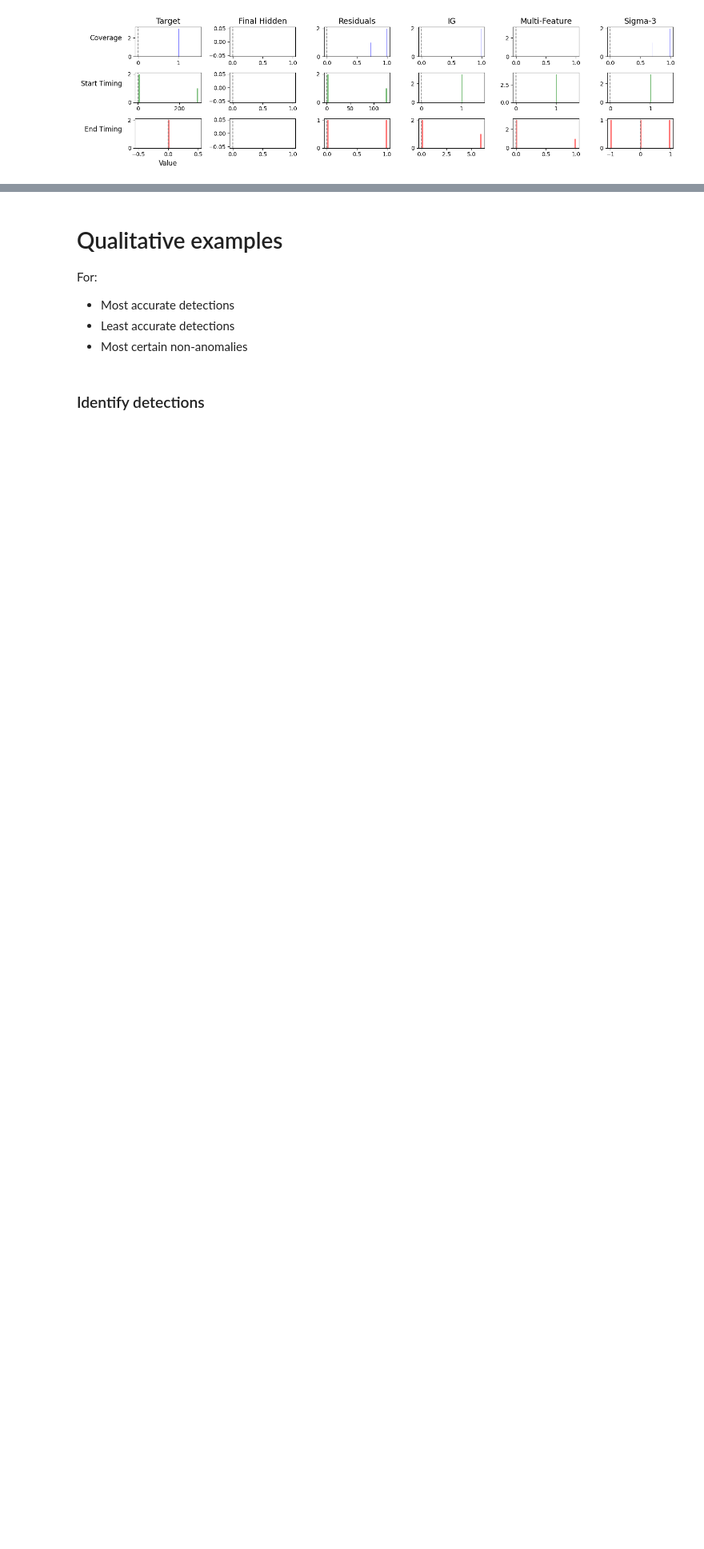
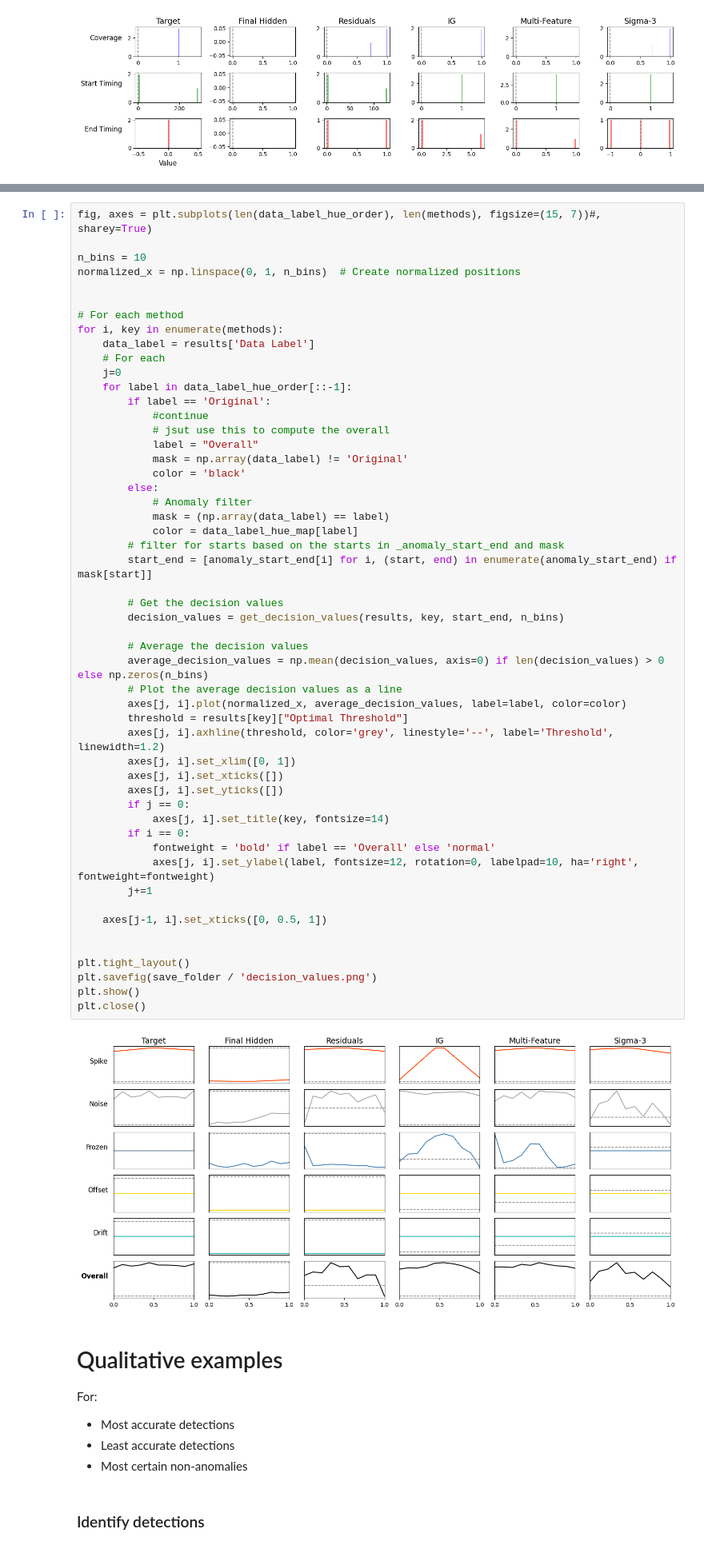
Before and after one commit to AronDJacobsen/fault_management_uds, a Jupyter notebook: notebooks/4_anomalous/2_anomaly_detection.ipynb, the cells around one changed output, grey strips where cells are left out. Shown at 80% size. Cells and saved outputs as stored; diff of their text form; blank space fills up the shorter version.

```diff
--- a/notebooks/4_anomalous/2_anomaly_detection.ipynb
+++ b/notebooks/4_anomalous/2_anomaly_detection.ipynb
@@ -382,3 +415,57 @@ plt.close()
+# %%
+fig, axes = plt.subplots(len(data_label_hue_order), len(methods), figsize=(15, 7))#, sharey=True)
+
+n_bins = 10
+normalized_x = np.linspace(0, 1, n_bins)  # Create normalized positions
+
+
+# For each method
+for i, key in enumerate(methods):
+    data_label = results['Data Label']
+    # For each
+    j=0
+    for label in data_label_hue_order[::-1]:
+        if label == 'Original':
+            #continue
+            # jsut use this to compute the overall
+            label = "Overall"
+            mask = np.array(data_label) != 'Original'
+            color = 'black'
+        else:
+            # Anomaly filter
+            mask = (np.array(data_label) == label)
+            color = data_label_hue_map[label]
+        # filter for starts based on the starts in _anomaly_start_end and mask
+        start_end = [anomaly_start_end[i] for i, (start, end) in enumerate(anomaly_start_end) if mask[start]]
+
+        # Get the decision values
+        decision_values = get_decision_values(results, key, start_end, n_bins)
+
+        # Average the decision values
+        average_decision_values = np.mean(decision_values, axis=0) if len(decision_values) > 0 else np.zeros(n_bins)
+        # Plot the average decision values as a line
+        axes[j, i].plot(normalized_x, average_decision_values, label=label, color=color)
+        threshold = results[key]["Optimal Threshold"]
+        axes[j, i].axhline(threshold, color='grey', linestyle='--', label='Threshold', linewidth=1.2)
+        axes[j, i].set_xlim([0, 1])
+        axes[j, i].set_xticks([])
+        axes[j, i].set_yticks([])
+        if j == 0:
+            axes[j, i].set_title(key, fontsize=14)
+        if i == 0:
+            fontweight = 'bold' if label == 'Overall' else 'normal'
+            axes[j, i].set_ylabel(label, fontsize=12, rotation=0, labelpad=10, ha='right', fontweight=fontweight)
+        j+=1
+
+    axes[j-1, i].set_xticks([0, 0.5, 1])
+
+
+plt.tight_layout()
+plt.savefig(save_folder / 'decision_values.png')
+plt.show()
+plt.close()
+# %% [output]
+[figure, added]
 # %% [markdown]
 # Qualitative examples
 
```
Also changed, not shown: parts of 5 cells of this notebook, 2 other files.
